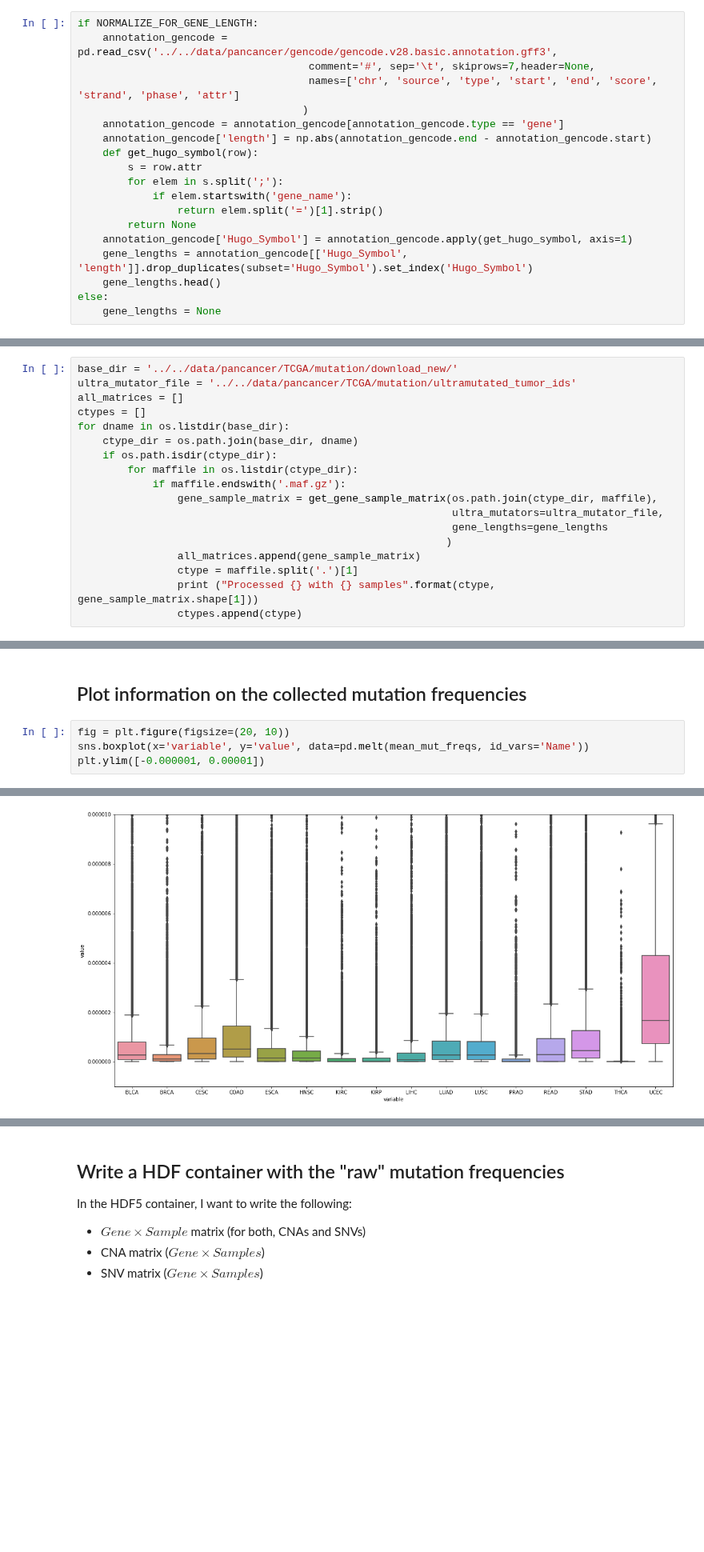
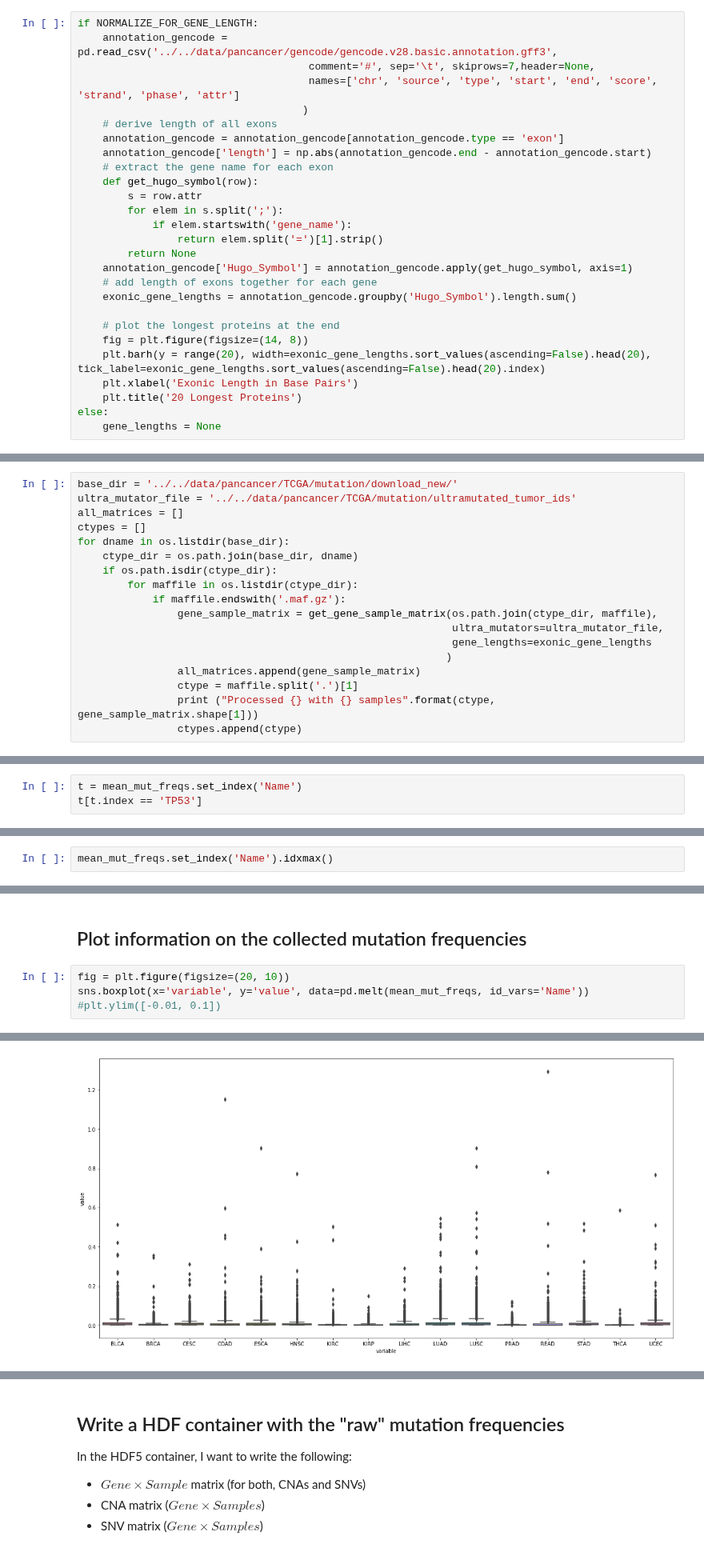
Before and after one commit to schulter/EMOGI, a Jupyter notebook: pancancer/mutfreq/preprocess_mutation_freqs.ipynb, the cells around one changed output, grey strips where cells are left out. Shown at 80% size. Drawn from its saved outputs; the diff is of its cells as text; blank space fills up the shorter version.

Commit message:
Gene length normalization to expected mutation frequency.

```diff
--- a/pancancer/mutfreq/preprocess_mutation_freqs.ipynb
+++ b/pancancer/mutfreq/preprocess_mutation_freqs.ipynb
@@ -76,8 +82,10 @@ if NORMALIZE_FOR_GENE_LENGTH:
                                      comment='#', sep='\t', skiprows=7,header=None,
                                      names=['chr', 'source', 'type', 'start', 'end', 'score', 'strand', 'phase', 'attr']
                                     )
-    annotation_gencode = annotation_gencode[annotation_gencode.type == 'gene']
+    # derive length of all exons
+    annotation_gencode = annotation_gencode[annotation_gencode.type == 'exon']
     annotation_gencode['length'] = np.abs(annotation_gencode.end - annotation_gencode.start)
+    # extract the gene name for each exon
     def get_hugo_symbol(row):
         s = row.attr
         for elem in s.split(';'):
@@ -85,8 +93,14 @@ if NORMALIZE_FOR_GENE_LENGTH:
                 return elem.split('=')[1].strip()
         return None
     annotation_gencode['Hugo_Symbol'] = annotation_gencode.apply(get_hugo_symbol, axis=1)
-    gene_lengths = annotation_gencode[['Hugo_Symbol', 'length']].drop_duplicates(subset='Hugo_Symbol').set_index('Hugo_Symbol')
-    gene_lengths.head()
+    # add length of exons together for each gene
+    exonic_gene_lengths = annotation_gencode.groupby('Hugo_Symbol').length.sum()
+
+    # plot the longest proteins at the end
+    fig = plt.figure(figsize=(14, 8))
+    plt.barh(y = range(20), width=exonic_gene_lengths.sort_values(ascending=False).head(20), tick_label=exonic_gene_lengths.sort_values(ascending=False).head(20).index)
+    plt.xlabel('Exonic Length in Base Pairs')
+    plt.title('20 Longest Proteins')
 else:
     gene_lengths = None
 # %% [output]
@@ -109,7 +117,7 @@ for dname in os.listdir(base_dir):
             if maffile.endswith('.maf.gz'):
                 gene_sample_matrix = get_gene_sample_matrix(os.path.join(ctype_dir, maffile),
                                                             ultra_mutators=ultra_mutator_file,
-                                                            gene_lengths=gene_lengths
+                                                            gene_lengths=exonic_gene_lengths
                                                            )
                 all_matrices.append(gene_sample_matrix)
                 ctype = maffile.split('.')[1]
@@ -449,0 +470,3 @@ mean_mut_freqs.head()
+# %%
+t = mean_mut_freqs.set_index('Name')
+t[t.index == 'TP53']
@@ -449,0 +477,2 @@ mean_mut_freqs.head()
+# %%
+mean_mut_freqs.set_index('Name').idxmax()
@@ -452,5 +499,5 @@ mean_mut_freqs.head()
 # %%
 fig = plt.figure(figsize=(20, 10))
 sns.boxplot(x='variable', y='value', data=pd.melt(mean_mut_freqs, id_vars='Name'))
-plt.ylim([-0.000001, 0.00001])
+#plt.ylim([-0.01, 0.1])
 # %% [output]
@@ -458,4 +505,4 @@ plt.ylim([-0.000001, 0.00001])
-[figure, old version]
+[figure, new version]
 # %%
 ax = mean_mut_freqs.sum(axis=1).plot(kind='hist', bins=np.linspace(0, 2, 200), figsize=(14, 8))
 plt.xlim([0, 2])
```
Also changed, not shown: parts of 21 cells of this notebook.
